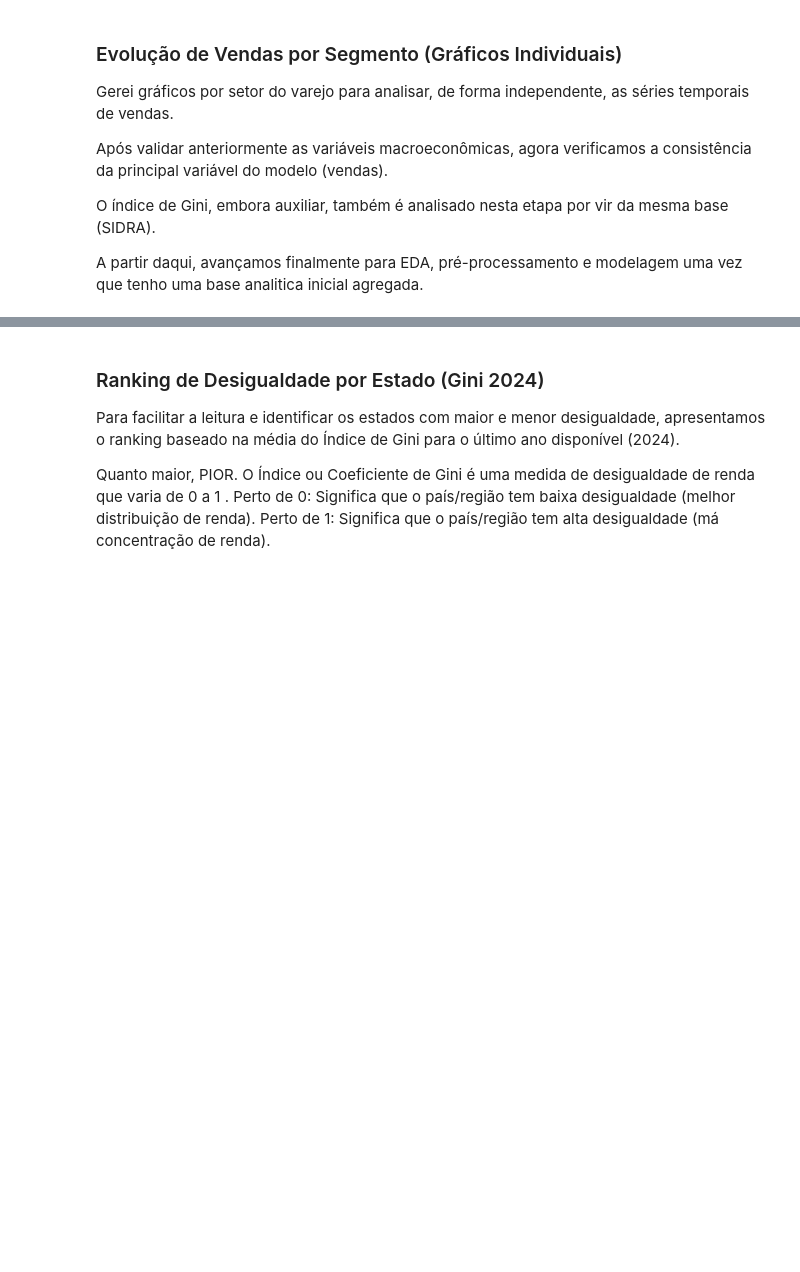
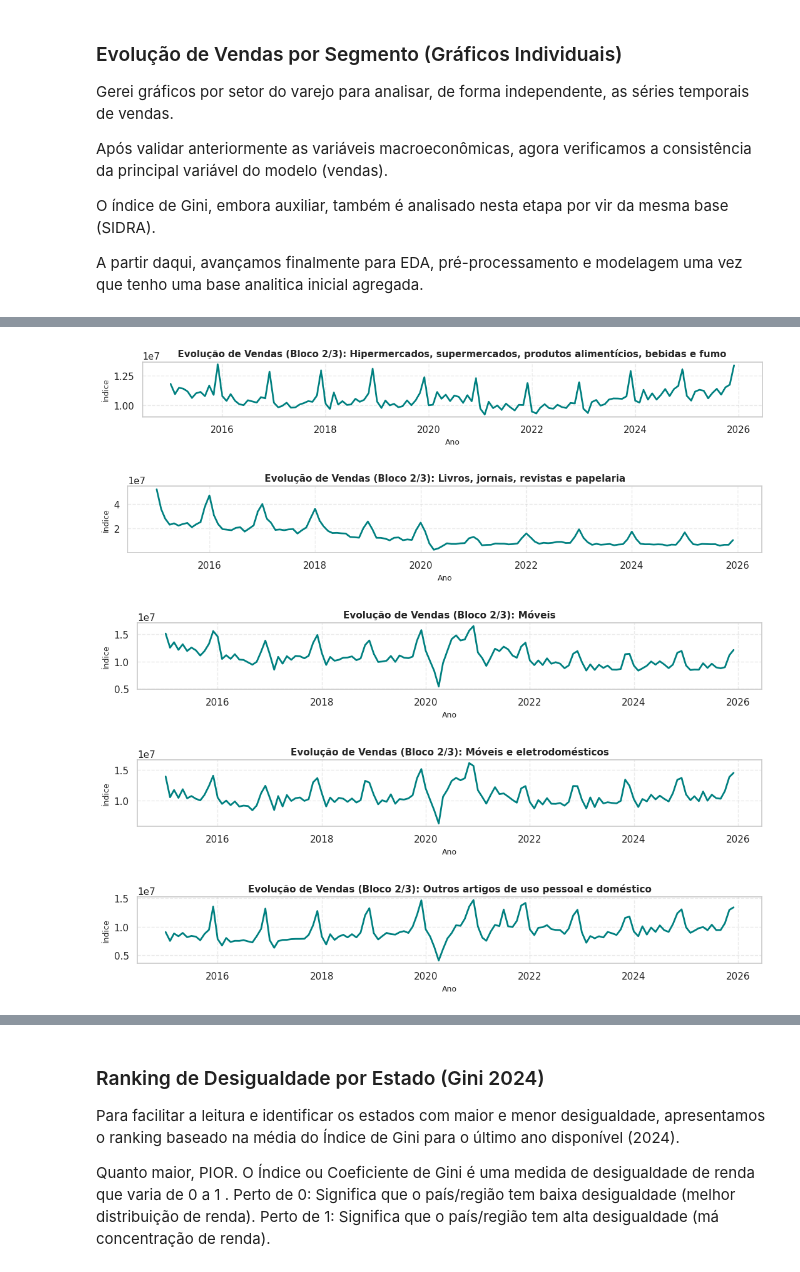
Before and after one commit to leandromvs/MVP-Analise-de-dados-e-boas-praticas-PUC-RIO, a Jupyter notebook: MVP_Analise_de_dados_e_boas_praticas_PUC_RIO_FINAL.ipynb, the cells around one changed output, grey strips where cells are left out. Drawn from its saved outputs; the diff is of its cells as text; code cells hidden in the pictures; blank space fills up the shorter version.

```diff
--- a/MVP_Analise_de_dados_e_boas_praticas_PUC_RIO_FINAL.ipynb
+++ b/MVP_Analise_de_dados_e_boas_praticas_PUC_RIO_FINAL.ipynb
@@ -1400,16 +1609,22 @@ for setor in setores[:5]:
 # %%
 # Parte 2: Exibindo do 6º ao 10º setor
 setores = df_base_final['setor'].unique()
 
 for setor in setores[5:10]:
-    plt.figure(figsize=(14, 2.5))
+    plt.figure(figsize=(11, 2.1))
     df_setor = df_base_final[df_base_final['setor'] == setor].groupby('data')['vendas'].mean().reset_index()
     sns.lineplot(data=df_setor, x='data', y='vendas', color='teal', linewidth=2.0)
     plt.title(f'Evolução de Vendas (Bloco 2/3): {setor}', fontsize=11, fontweight='bold')
     plt.xlabel('Ano', fontsize=9)
     plt.ylabel('Índice', fontsize=9)
     plt.gca().xaxis.set_major_formatter(mdates.DateFormatter('%Y'))
     plt.grid(True, linestyle='--', alpha=0.4)
     plt.tight_layout()
     plt.show()
+# %% [output]
+[figure, added]
+[figure, added]
+[figure, added]
+[figure, added]
+[figure, added]
 # %%
```
Also changed, not shown: parts of 71 cells of this notebook.
